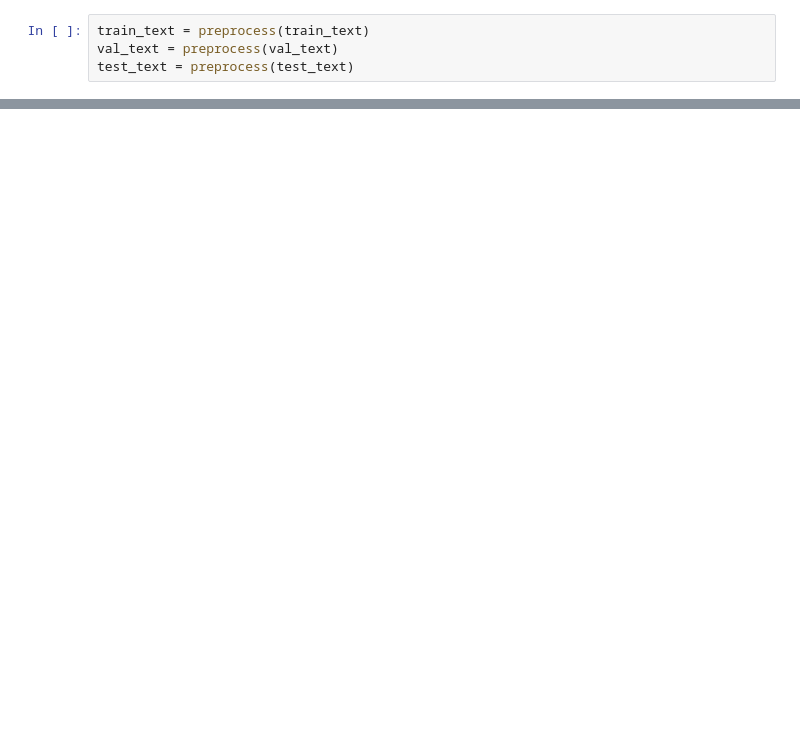
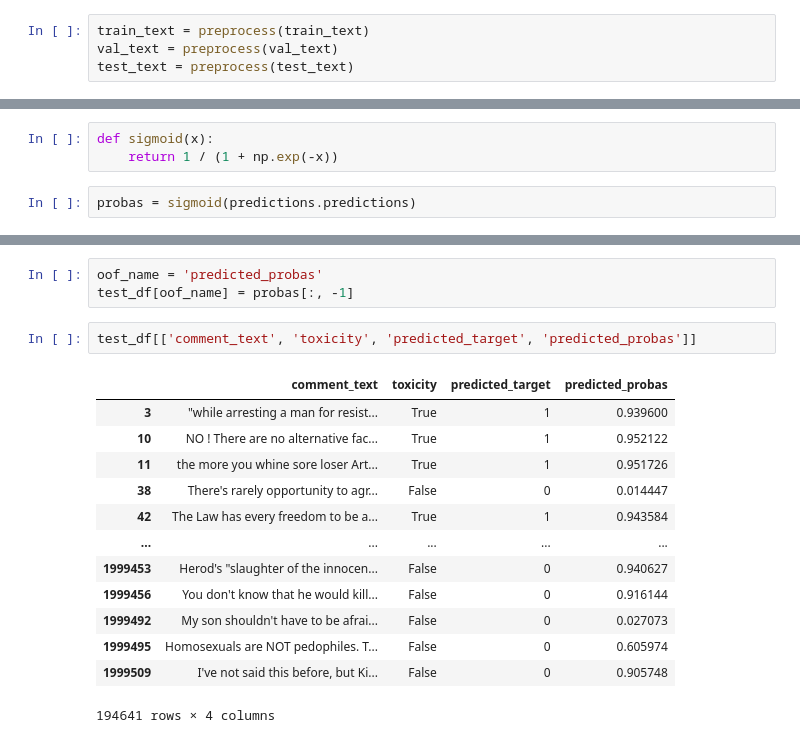
Before and after one commit to kosmobiker/sagemaker_exp, a Jupyter notebook: sandbox/transformers.ipynb, the cells around one changed output, grey strips where cells are left out. Drawn from its saved outputs; the diff is of its cells as text; blank space fills up the shorter version.

```diff
--- a/sandbox/transformers.ipynb
+++ b/sandbox/transformers.ipynb
@@ -142,0 +314,5 @@ val_dataloader = DataLoader(small_eval_dataset, batch_size=16)
+# %%
+def sigmoid(x):
+    return 1 / (1 + np.exp(-x))
+# %%
+probas = sigmoid(predictions.predictions)
@@ -142,0 +323,19 @@ val_dataloader = DataLoader(small_eval_dataset, batch_size=16)
+# %%
+oof_name = 'predicted_probas'
+test_df[oof_name] = probas[:, -1]
+# %%
+test_df[['comment_text', 'toxicity', 'predicted_target', 'predicted_probas']]
+# %% [output]
+|  | comment_text | toxicity | predicted_target | predicted_probas |
+| 3 | "while arresting a man for resist... | True | 1 | 0.939600 |
+| 10 | NO ! There are no alternative fac... | True | 1 | 0.952122 |
+| 11 | the more you whine sore loser Art... | True | 1 | 0.951726 |
+| 38 | There's rarely opportunity to agr... | False | 0 | 0.014447 |
+| 42 | The Law has every freedom to be a... | True | 1 | 0.943584 |
+| ... | ... | ... | ... | ... |
+| 1999453 | Herod's "slaughter of the innocen... | False | 0 | 0.940627 |
+| 1999456 | You don't know that he would kill... | False | 0 | 0.916144 |
+| 1999492 | My son shouldn't have to be afrai... | False | 0 | 0.027073 |
+| 1999495 | Homosexuals are NOT pedophiles. T... | False | 0 | 0.605974 |
+| 1999509 | I've not said this before, but Ki... | False | 0 | 0.905748 |
+194641 rows × 4 columns
```
Also changed, not shown: parts of 24 cells of this notebook, 1 other file.
